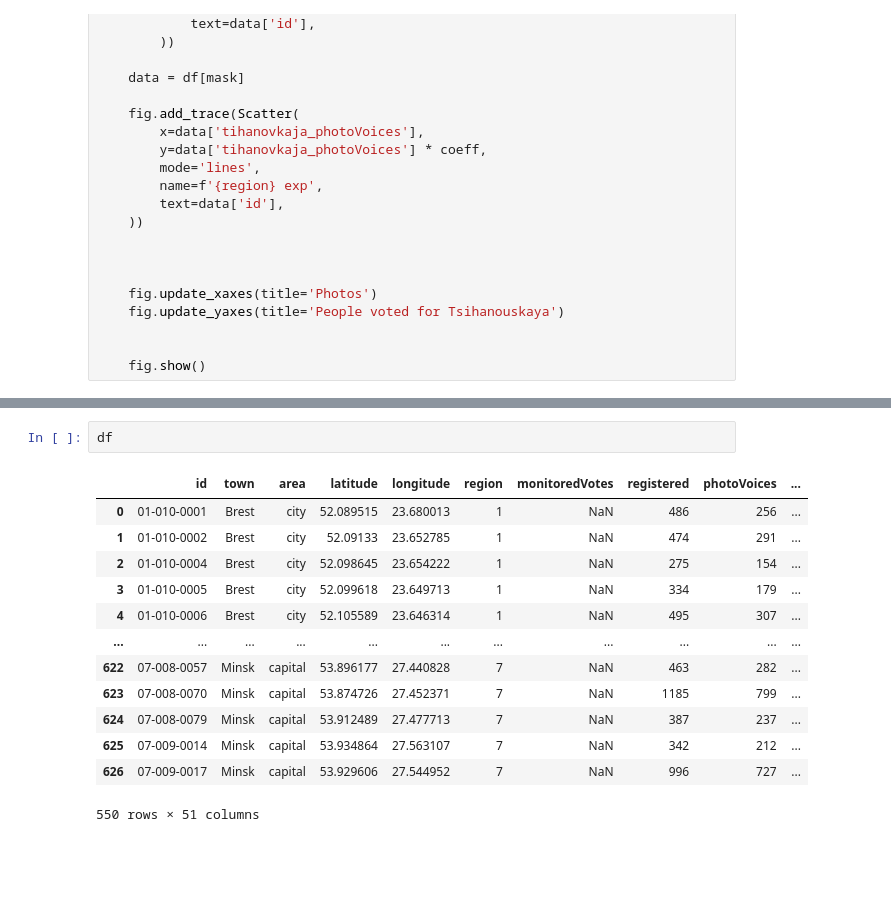
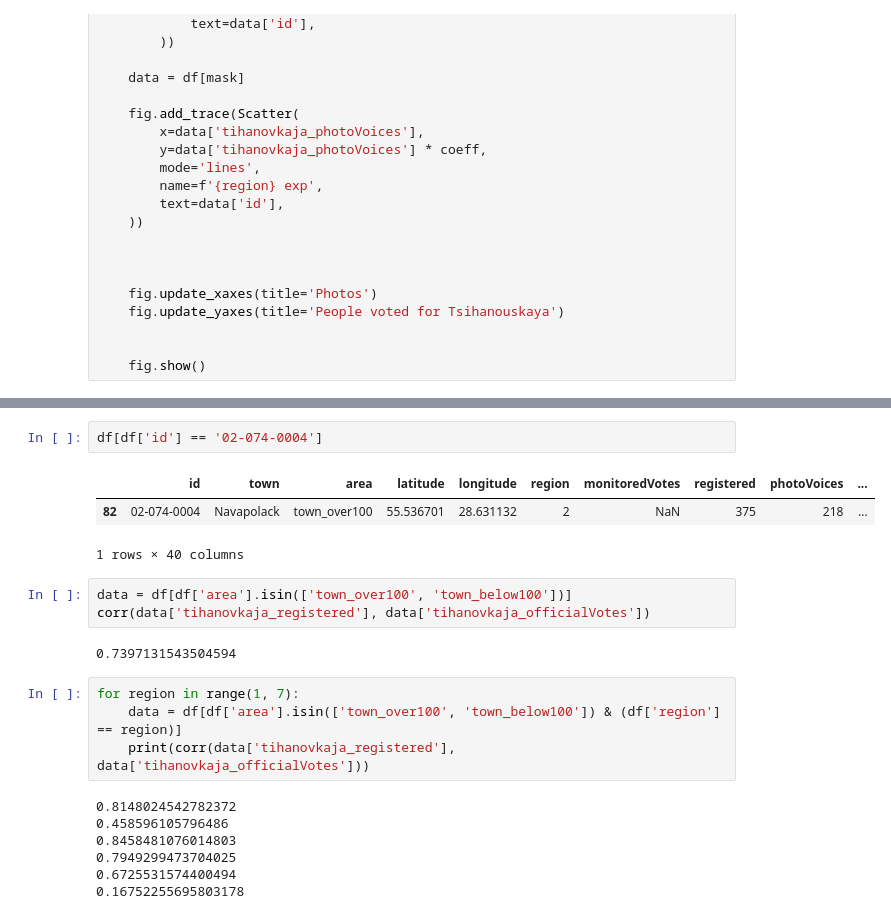
Before and after one commit to demidov91/voice-notebooks, a Jupyter notebook: outliers.ipynb, the cells around one changed output, grey strips where cells are left out. Cells and saved outputs as stored; diff of their text form; blank space fills up the shorter version.

```diff
--- a/outliers.ipynb
+++ b/outliers.ipynb
@@ -511,16 +571,22 @@ cross_dependency('tihanovkaja', 'lukashenko')
-# %%
-df
-# %% [output]
-|  | id | town | area | latitude | longitude | region | monitoredVotes | registered | photoVoices | ... |
-| 0 | 01-010-0001 | Brest | city | 52.089515 | 23.680013 | 1 | NaN | 486 | 256 | ... |
-| 1 | 01-010-0002 | Brest | city | 52.09133 | 23.652785 | 1 | NaN | 474 | 291 | ... |
-| 2 | 01-010-0004 | Brest | city | 52.098645 | 23.654222 | 1 | NaN | 275 | 154 | ... |
-| 3 | 01-010-0005 | Brest | city | 52.099618 | 23.649713 | 1 | NaN | 334 | 179 | ... |
-| 4 | 01-010-0006 | Brest | city | 52.105589 | 23.646314 | 1 | NaN | 495 | 307 | ... |
-| ... | ... | ... | ... | ... | ... | ... | ... | ... | ... | ... |
-| 622 | 07-008-0057 | Minsk | capital | 53.896177 | 27.440828 | 7 | NaN | 463 | 282 | ... |
-| 623 | 07-008-0070 | Minsk | capital | 53.874726 | 27.452371 | 7 | NaN | 1185 | 799 | ... |
-| 624 | 07-008-0079 | Minsk | capital | 53.912489 | 27.477713 | 7 | NaN | 387 | 237 | ... |
-| 625 | 07-009-0014 | Minsk | capital | 53.934864 | 27.563107 | 7 | NaN | 342 | 212 | ... |
-| 626 | 07-009-0017 | Minsk | capital | 53.929606 | 27.544952 | 7 | NaN | 996 | 727 | ... |
-550 rows × 51 columns
+# %%
+df[df['id'] == '02-074-0004']
+# %% [output]
+|  | id | town | area | latitude | longitude | region | monitoredVotes | registered | photoVoices | ... |
+| 82 | 02-074-0004 | Navapolack | town_over100 | 55.536701 | 28.631132 | 2 | NaN | 375 | 218 | ... |
+1 rows × 40 columns
+# %%
+data = df[df['area'].isin(['town_over100', 'town_below100'])]
+corr(data['tihanovkaja_registered'], data['tihanovkaja_officialVotes'])
+# %% [output]
+0.7397131543504594
+# %%
+for region in range(1, 7):
+    data = df[df['area'].isin(['town_over100', 'town_below100']) & (df['region'] == region)]
+    print(corr(data['tihanovkaja_registered'], data['tihanovkaja_officialVotes']))
+# %% [output]
+0.8148024542782372
+0.458596105796486
+0.8458481076014803
+0.7949299473704025
+0.6725531574400494
+0.16752255695803178
```
Also changed, not shown: parts of 16 cells of this notebook, 17 other files.
